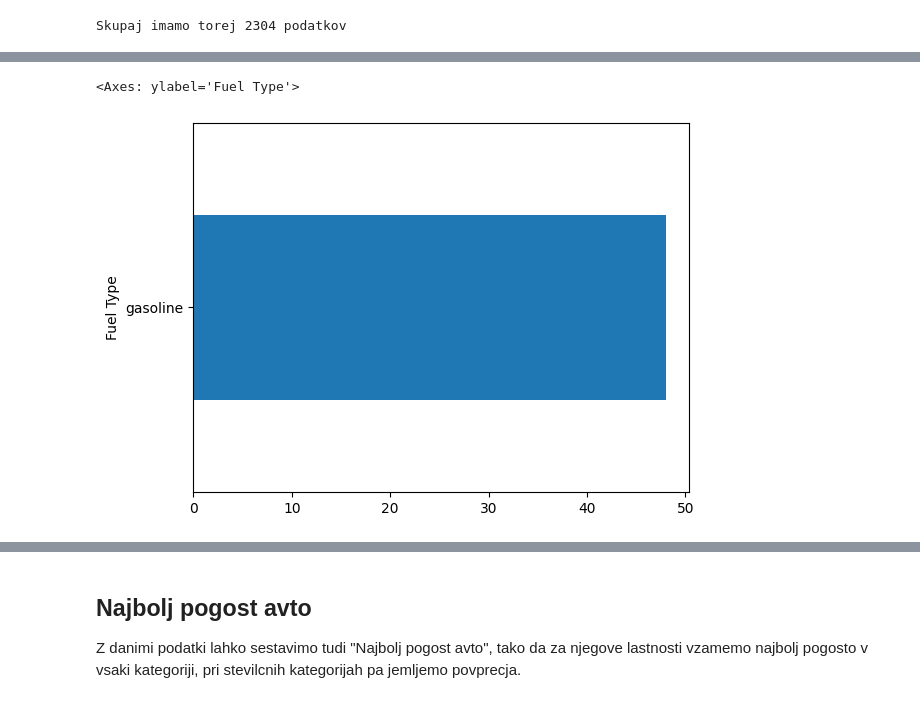
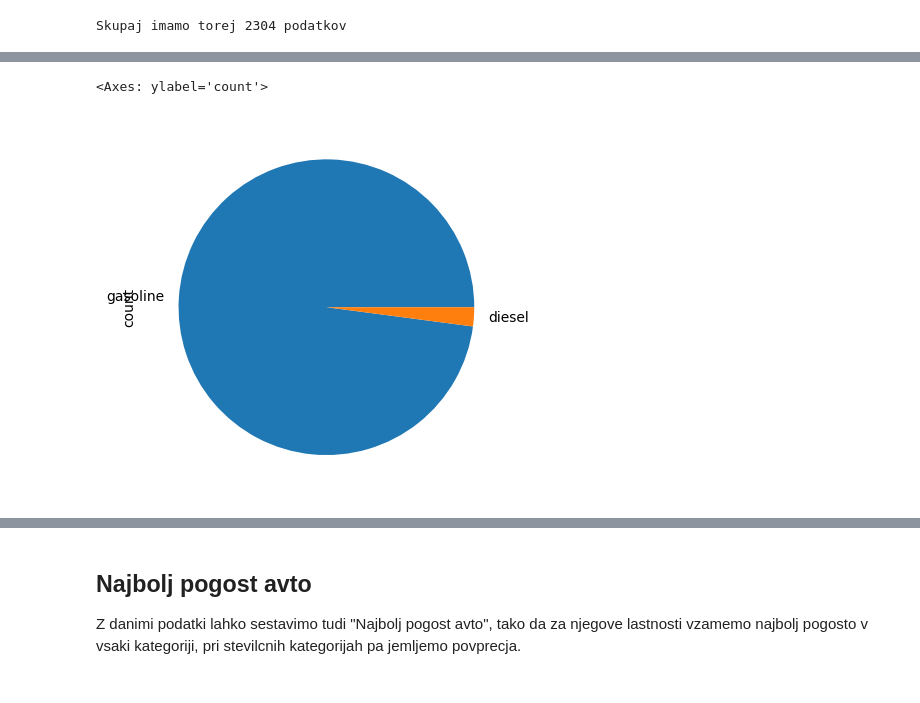
Before and after one commit to urbancluka/UVP-Projektna-naloga, a Jupyter notebook: analiza.ipynb, the cells around one changed output, grey strips where cells are left out. Cells and saved outputs as stored; diff of their text form; code cells hidden in the pictures.

```diff
--- a/analiza.ipynb
+++ b/analiza.ipynb
@@ -89,6 +83,6 @@ num_of_gears.plot.barh()
 # %%
 fuel = podatki_o_avtih["Fuel Type"].value_counts()
-fuel.plot.barh()
+fuel.plot.pie()
 # %% [output]
-<Axes: ylabel='Fuel Type'>
+<Axes: ylabel='count'>
-[figure, old version]
+[figure, new version]
```
Also changed, not shown: parts of 35 cells of this notebook.
